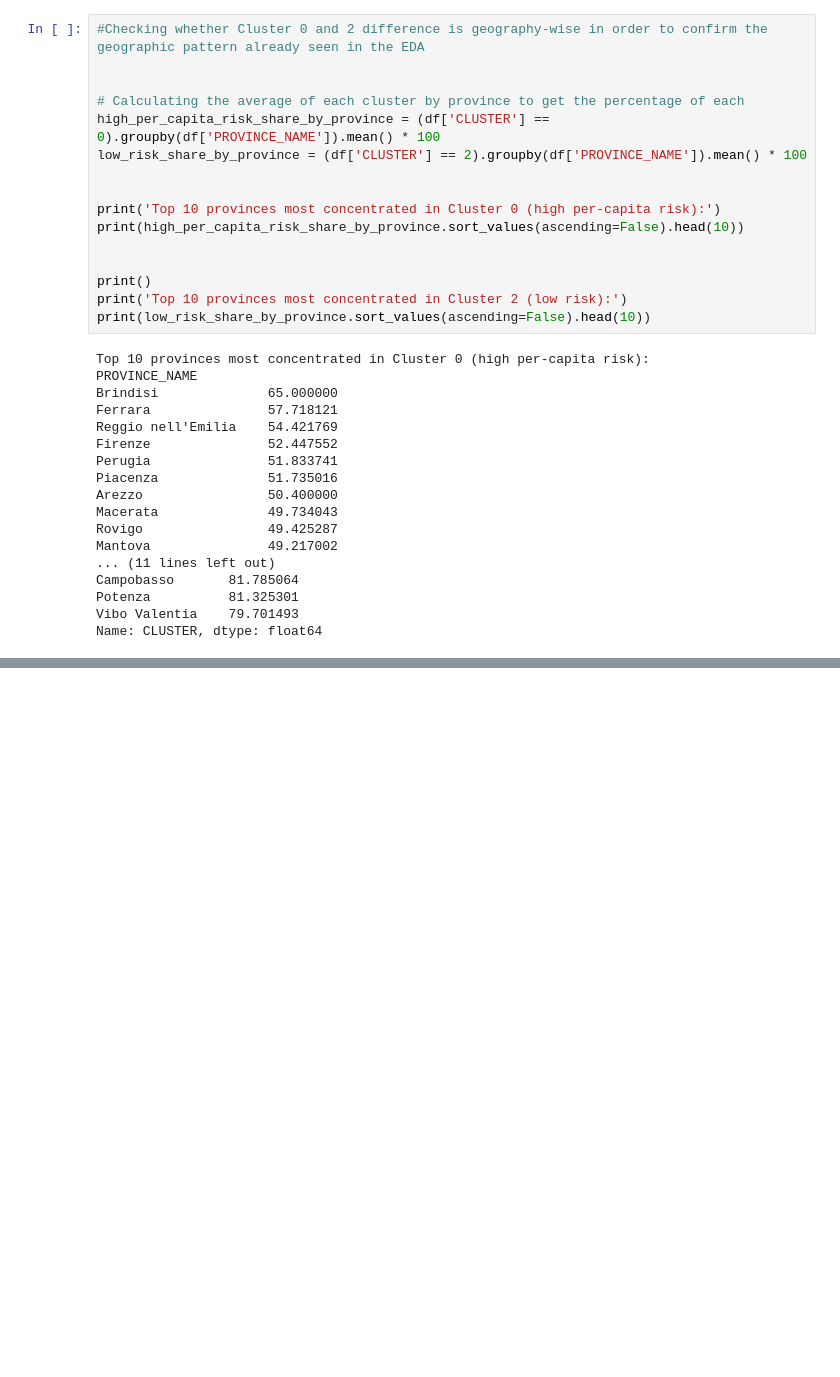
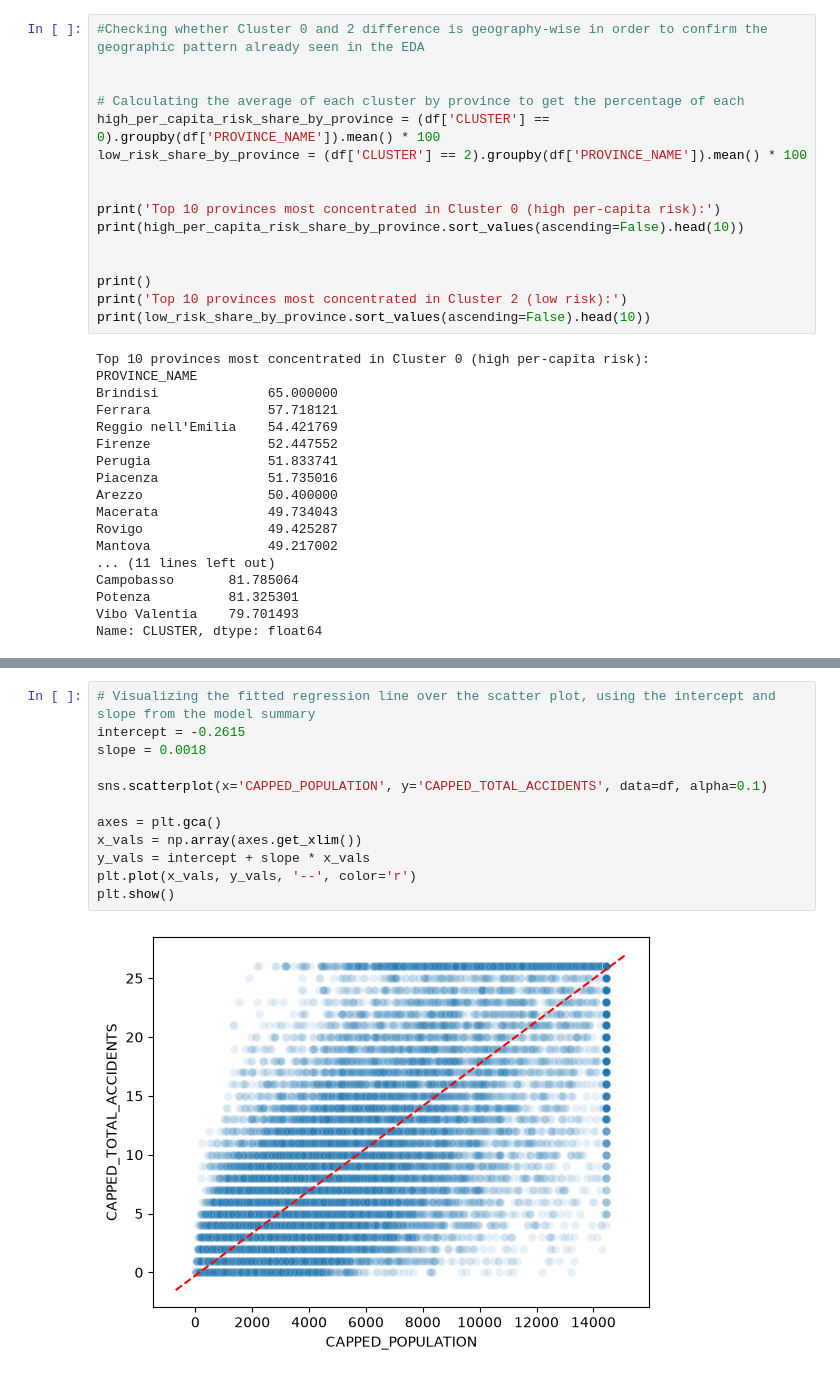
Before and after one commit to gretabarrale/boolean_capstone_project, a Jupyter notebook: eda.ipynb, the cells around one changed output, grey strips where cells are left out. Saved outputs shown, nothing was run; the diff lists cells and outputs as text; blank space fills up the shorter version.

```diff
--- a/eda.ipynb
+++ b/eda.ipynb
@@ -584,0 +682,14 @@ Name: CLUSTER, dtype: float64
+# %%
+# Visualizing the fitted regression line over the scatter plot, using the intercept and slope from the model summary
+intercept = -0.2615
+slope = 0.0018
+
+sns.scatterplot(x='CAPPED_POPULATION', y='CAPPED_TOTAL_ACCIDENTS', data=df, alpha=0.1)
+
+axes = plt.gca()
+x_vals = np.array(axes.get_xlim())
+y_vals = intercept + slope * x_vals
+plt.plot(x_vals, y_vals, '--', color='r')
+plt.show()
+# %% [output]
+[figure, added]
```
Also changed, not shown: parts of 10 cells of this notebook.
